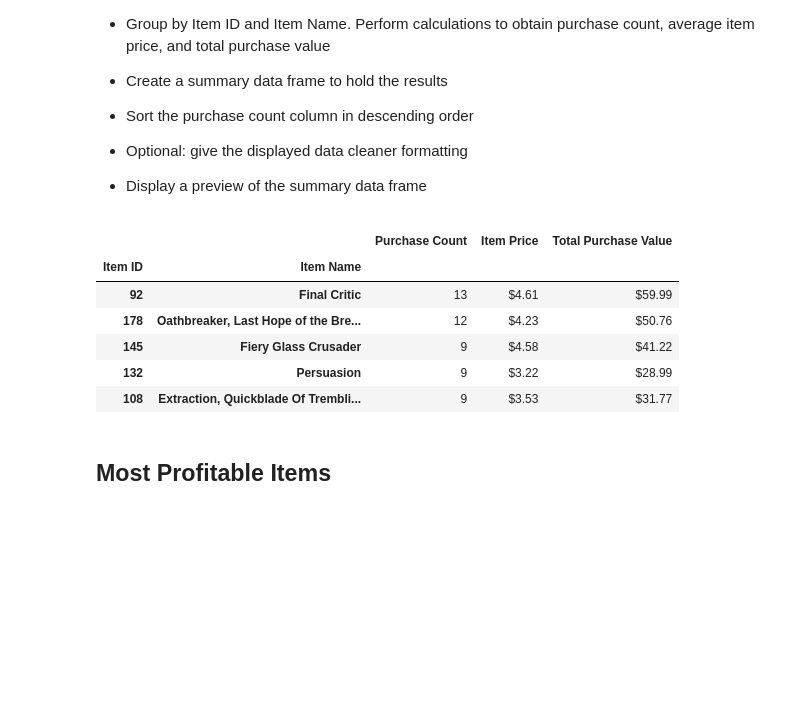
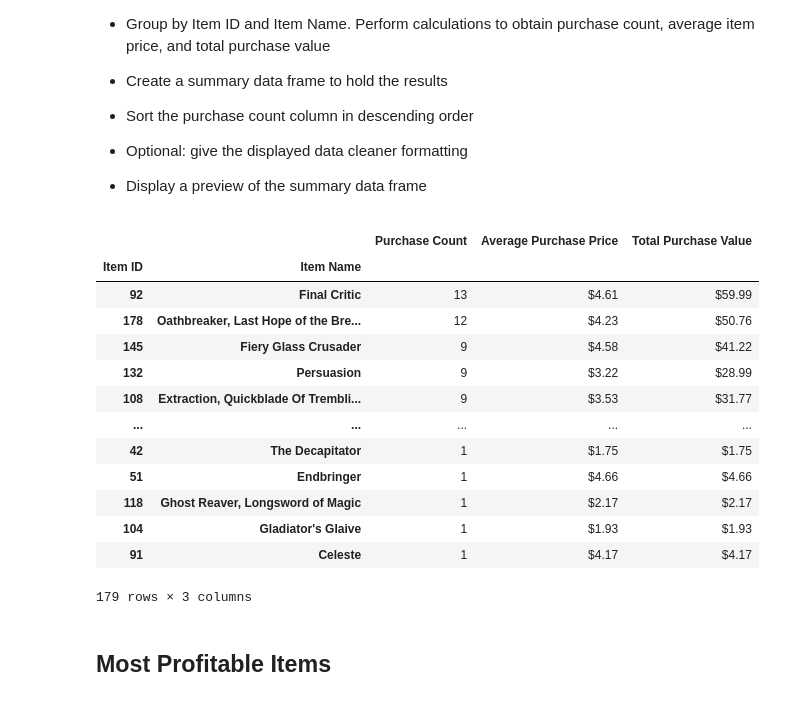
Before and after one commit to Henrytran13/pandas_challenge, a Jupyter notebook: 04-Python-Pandas/02-Case-Assignment/Instructions/HeroesOfPymoli_2.ipynb, the cells around one changed output. Saved outputs shown, nothing was run; the diff lists cells and outputs as text; code cells hidden in the pictures; blank space fills up the shorter version.

```diff
--- a/04-Python-Pandas/02-Case-Assignment/Instructions/HeroesOfPymoli_2.ipynb
+++ b/04-Python-Pandas/02-Case-Assignment/Instructions/HeroesOfPymoli_2.ipynb
@@ -290,31 +319,41 @@ SN_df
 # %%
 Item_data=purchase_data[["Item ID", "Item Name", "Price"]]
 
 Item=Item_data.groupby(["Item ID","Item Name"])
 
 
 Item_count = Item["Price"].count()
 
 Item_Total_value = Item["Price"].sum()
-Item_Total_value=Item_Total_value.map("${:,.2f}".format)
+#Item_Total_value=Item_Total_value.map("${:,.2f}".format)
 
-Item_Average = Item["Price"].mean()
-Item_Average = Item_Average.map("${:,.2f}".format)
+Item_Average = Item_Total_value/Item_count
+#Item_Average = Item_Average.map("${:,.2f}".format)
 
 Item_df=pd.DataFrame({"Purchase Count":Item_count,
                     "Average Purchase Price": Item_Average,
                    "Total Purchase Value": Item_Total_value})
 
-#Item_df["Average Purchase Price"]=Item_df["Average Purchase Price"].map("${:,.2f}".format)
-Item_df
+Item_df1=Item_df.sort_values(["Purchase Count"], ascending = False)
+Item_df1["Average Purchase Price"]=Item_df1["Average Purchase Price"].map("${:,.2f}".format)
+Item_df1["Total Purchase Value"]=Item_df1["Total Purchase Value"].map("${:,.2f}".format)
+Item_df1
+#Item_df_sort = Item_df.sort_values("Total Purchase Value", ascending=False )
 # %% [output]
-|  |  | Purchase Count | Item Price | Total Purchase Value |
+|  |  | Purchase Count | Average Purchase Price | Total Purchase Value |
 | Item ID | Item Name |  |  |  |
 | 92 | Final Critic | 13 | $4.61 | $59.99 |
 | 178 | Oathbreaker, Last Hope of the Bre... | 12 | $4.23 | $50.76 |
 | 145 | Fiery Glass Crusader | 9 | $4.58 | $41.22 |
 | 132 | Persuasion | 9 | $3.22 | $28.99 |
 | 108 | Extraction, Quickblade Of Trembli... | 9 | $3.53 | $31.77 |
+| ... | ... | ... | ... | ... |
+| 42 | The Decapitator | 1 | $1.75 | $1.75 |
+| 51 | Endbringer | 1 | $4.66 | $4.66 |
+| 118 | Ghost Reaver, Longsword of Magic | 1 | $2.17 | $2.17 |
+| 104 | Gladiator's Glaive | 1 | $1.93 | $1.93 |
+| 91 | Celeste | 1 | $4.17 | $4.17 |
+179 rows × 3 columns
 # %% [markdown]
 ## Most Profitable Items
 # %% [markdown]
```
Also changed, not shown: parts of 6 cells of this notebook, 17 other files.
